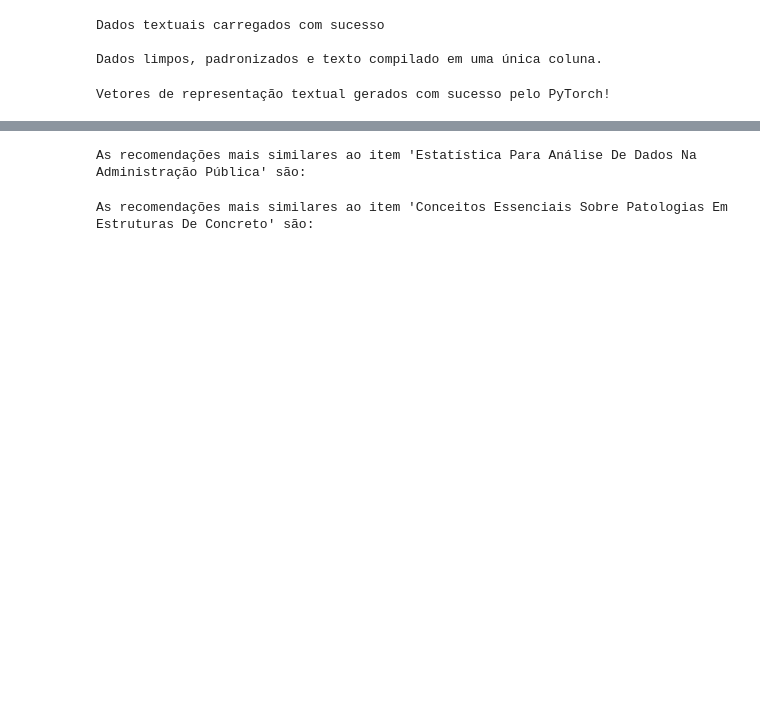
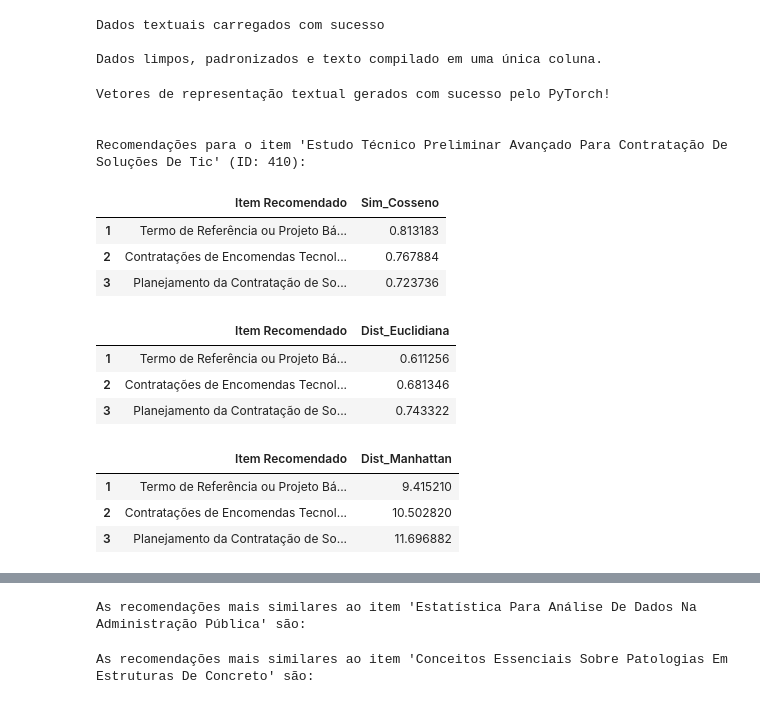
Before and after one commit to mello-pedro/dissertacao_mestrado, a Jupyter notebook: src/extrair_recoms_BERT.ipynb, the cells around one changed output, grey strips where cells are left out. Drawn from its saved outputs; the diff is of its cells as text; code cells hidden in the pictures; blank space fills up the shorter version.

```diff
--- a/src/extrair_recoms_BERT.ipynb
+++ b/src/extrair_recoms_BERT.ipynb
@@ -21,30 +21,49 @@ emb_cols = ['apresentacao', 'conteudo_programatico']
 
 recomender = Recommender(
     DB_USER = os.getenv("DB_USER"),
     DB_PASS=os.getenv("DB_PASS"),
     DB_NAME=os.getenv("DB_NAME"),
     DB_HOST=os.getenv("DB_HOST"),
     model_name=model,
     emb_cols=emb_cols,
     # id_col='isbn',
     # item_name_col='title'
     id_col= 'id_curso',
     item_name_col = 'nome_curso'
 )
 
 ##carrego a tabela do DB (aqui colocar livros ou cursos)
 recomender.carrega_dados('cursos')
 ##aplico limpeza simples aos dados
 recomender.limpa_dados()
 ##extraio os embeddings
 embeddings = recomender.embeddings_extract()
 
 # recomendacoes:(homem mais rico babi)
 #recomendacoes = recomender.recomendar_itens("9788500003042", 10)
 #recomendacoes = recomender.recomendar_itens(113, 3)
 #recomendacoes
+recs = recomender.recomendar_itens(410, 3)
+display(recs["cosine"])
+display(recs["euclidean"])
+display(recs["manhattan"])
 # %% [output]
 Dados textuais carregados com sucesso
 
 Dados limpos, padronizados e texto compilado em uma única coluna.
 Vetores de representação textual gerados com sucesso pelo PyTorch!
+
+
+Recomendações para o item 'Estudo Técnico Preliminar Avançado Para Contratação De Soluções De Tic' (ID: 410):
+|  | Item Recomendado | Sim_Cosseno |
+| 1 | Termo de Referência ou Projeto Bá... | 0.813183 |
+| 2 | Contratações de Encomendas Tecnol... | 0.767884 |
+| 3 | Planejamento da Contratação de So... | 0.723736 |
+|  | Item Recomendado | Dist_Euclidiana |
+| 1 | Termo de Referência ou Projeto Bá... | 0.611256 |
+| 2 | Contratações de Encomendas Tecnol... | 0.681346 |
+| 3 | Planejamento da Contratação de So... | 0.743322 |
+|  | Item Recomendado | Dist_Manhattan |
+| 1 | Termo de Referência ou Projeto Bá... | 9.415210 |
+| 2 | Contratações de Encomendas Tecnol... | 10.502820 |
+| 3 | Planejamento da Contratação de So... | 11.696882 |
```
Also changed, not shown: parts of 6 cells of this notebook, 6 other files.
